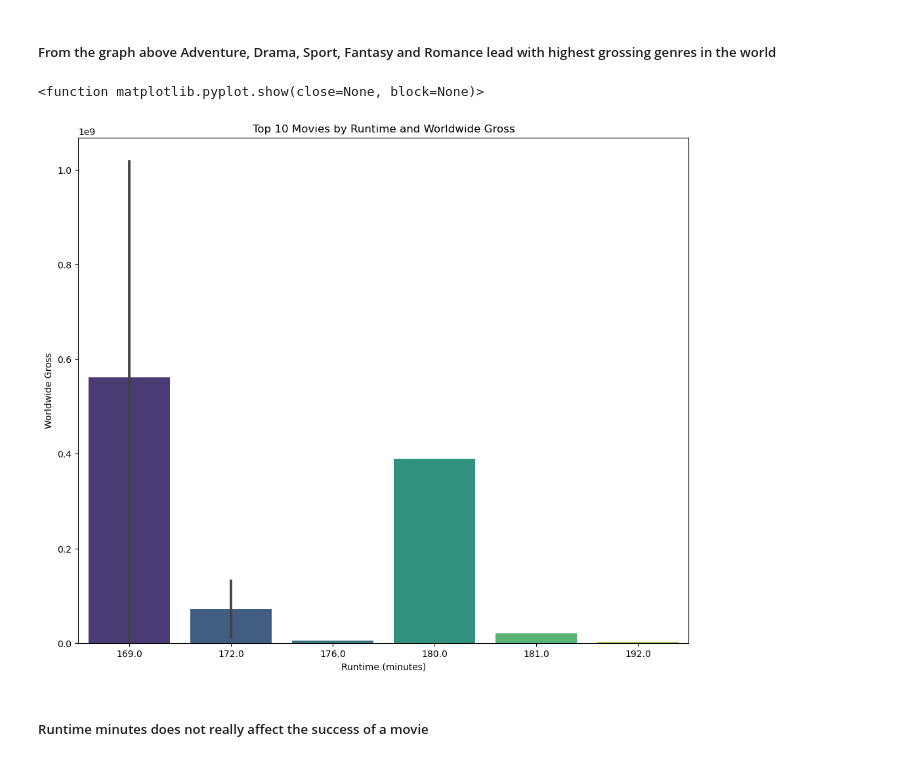
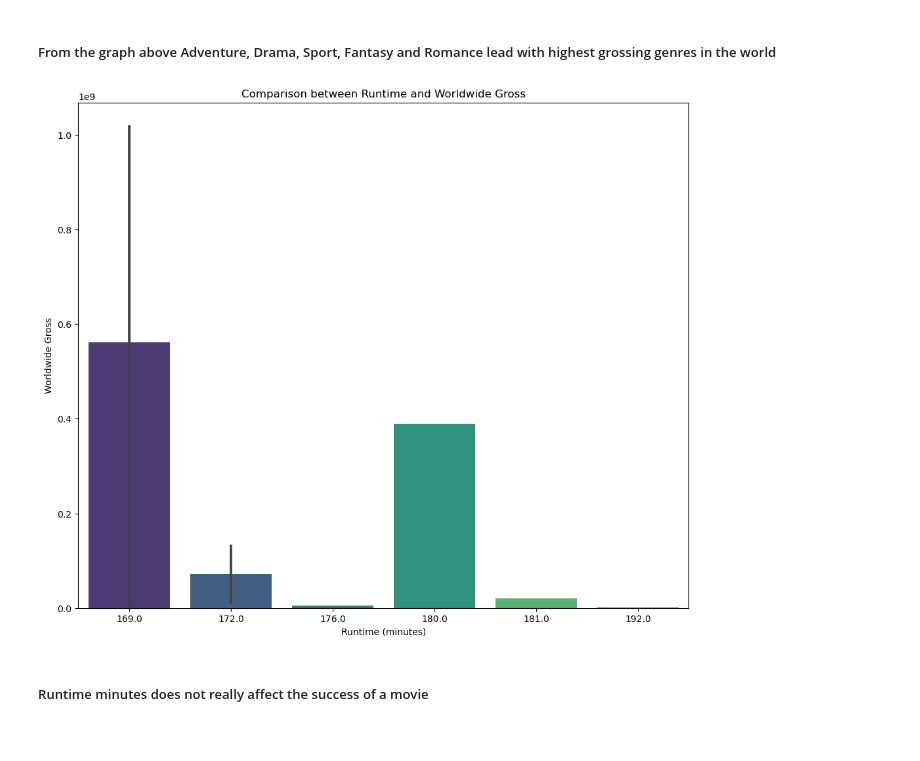
Before and after one commit to Mark-eki/Phase-Two-Project, a Jupyter notebook: student.ipynb, the cells around one changed output. Saved outputs shown, nothing was run; the diff lists cells and outputs as text; code cells hidden in the pictures.

```diff
--- a/student.ipynb
+++ b/student.ipynb
@@ -402,16 +411,16 @@ plt.show()
 # %%
 # bar chart to show relation between top 10 runtime_minutes and worldwide_gross
 top_10_runtime = df_movie.nlargest(10, 'runtime_minutes')
 plt.figure(figsize=(12, 10))
 sns.barplot(data=top_10_runtime, x='runtime_minutes', y='worldwide_gross', palette='viridis')
 plt.xlabel('Runtime (minutes)')
 plt.xticks()
 plt.ylabel('Worldwide Gross')
-plt.title('Top 10 Movies by Runtime and Worldwide Gross')
-plt.show
+plt.title('Comparison between Runtime and Worldwide Gross')
+plt.savefig("C:/Users/HP/Pictures/Comparison between runtime and worlwide gross.png", dpi=300, bbox_inches='tight')
+plt.show()
 # %% [output]
-<function matplotlib.pyplot.show(close=None, block=None)>
-[figure, old version]
+[figure, new version]
 # %% [markdown]
 ##### Runtime minutes does not really affect the success of a movie
 # %% [markdown]
```
Also changed, not shown: parts of 11 cells of this notebook.
